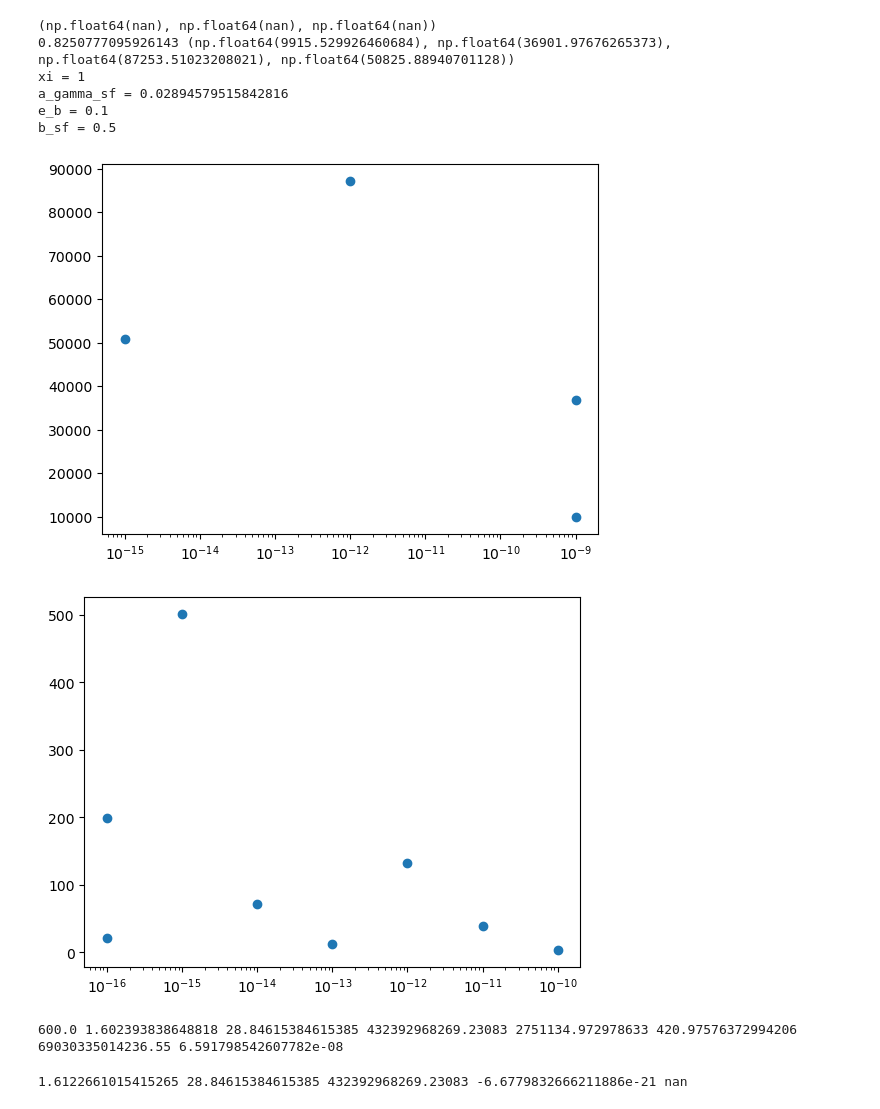
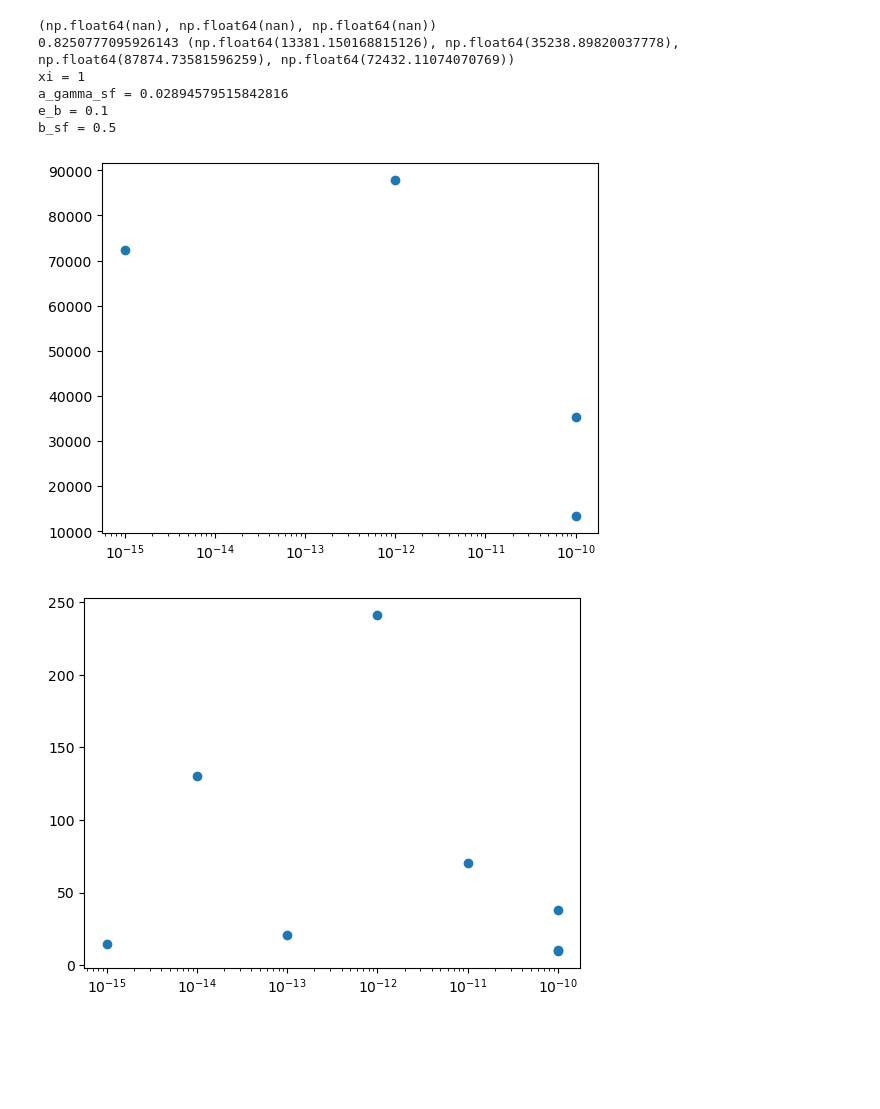
Before and after one commit to varunprit/Coding, a Jupyter notebook: mcfacts/non_thermal.ipynb, the cells around one changed output. Drawn from its saved outputs; the diff is of its cells as text; code cells hidden in the pictures; blank space fills up the shorter version.

```diff
--- a/mcfacts/non_thermal.ipynb
+++ b/mcfacts/non_thermal.ipynb
@@ -10,7 +10,7 @@ import matplotlib.ticker as ticker
 c = const.c.cgs.value #speed of light in cm/s
 c_factor = 0.71 #factor to change the speed of light for the velocity of forward shock (needs to be above 0.7 for a_gamma_sf to be positive)
 v_fs = c_factor * c #velocity of forward shock in cm/s
-dens_high = 1e-9 #mid plane
+dens_high = 1e-10 #mid plane
 dens_mid = 1e-12 #higher up
 dens_low = 1e-15 #top of the disk
 dens_list = [dens_high,dens_high, dens_mid, dens_low]
@@ -139,35 +139,35 @@ def lum_tot(freq):
         else:
             freq_combo = 0.1
     if freq_m < freq_a: #eq 29
         if freq_a < freq < freq_max:
             freq_combo = (freq/freq_a)**(-(p-1)/2) + np.exp(1-(freq/freq_a)**(0.5))
         elif freq < freq_a:
             freq_combo = (freq/freq_a)**3
         else:
             freq_combo = 0
 
     lum_tot = (lum_syn() * freq_combo)/freq
     return lum_tot
 
 test = lum_tot(freq)
 
 print(gamma_a_small())
 print(gamma_m, gamma_a_big())
 print("xi =", xi)
 print("a_gamma_sf =", a_gamma_sf)
 print("e_b =", e_b)
 print("b_sf =", b_sf)
 
 plt.scatter(dens_list, gamma_a_big())
 plt.xscale('log')
 # %% [output]
 (np.float64(nan), np.float64(nan), np.float64(nan))
-0.8250777095926143 (np.float64(9915.529926460684), np.float64(36901.97676265373), np.float64(87253.51023208021), np.float64(50825.88940701128))
+0.8250777095926143 (np.float64(13381.150168815126), np.float64(35238.89820037778), np.float64(87874.73581596259), np.float64(72432.11074070769))
 xi = 1
 a_gamma_sf = 0.02894579515842816
 e_b = 0.1
 b_sf = 0.5
-[figure, old version]
+[figure, new version]
 # %%
 
 dens_13 = 1e-13 #extra density for testing
@@ -268,58 +268,4 @@ def gamma_a_big(): #when gamma_a > gamma_m
 plt.scatter(dens_list, gamma_a_big())
 plt.xscale('log')
 # %% [output]
-[figure, old version]
+[figure, new version]
-# %%
-#testing
-e_b = 0.1
-gamma_sf = 1.2
-dens_high = 1e-16
-gamma_a_m = 60
-q= 2.5
-gamma_1 = 40 #gamma_m
-gamma_2_high = 1e6 #gamma_max
-e = const.e.value
-pa = np.sin(np.pi/2) #set to 90 degrees for the pitch angle
-rho_sf = 1 #placeholder for now need to hear from Hiromichi
-v_fs = 0.5 * const.c.cgs.value #beta_fs is given as 0.5 so v_fs = 0.5c
-
-B_sf_high = 600 * ((1.5/1.5)**0.5) * ((e_b/0.1)**0.5) * (dens_high/1e-16)
-
-cq_1 = ((2**(((q+1)+1)/2))/((q+1)+1)) * math.gamma(((q+1)/4)-(1/12)) * math.gamma(((q+1)/4)+(19/12)) #eq 23 for Cq+1
-tc_ga0 = 3*10 * ((e_b/0.1)**-1)* ((((gamma_sf-1)*(4*gamma_sf+3))/1.5)**-1) * ((dens_high/1e-16)**-1) * ((gamma_sf/1.2)**-1) * ((gamma_a_m/60)**-1) #eq 20 edited to use gamma_a instead of gamma_m
-delta_shell_a = tc_ga0 * v_fs #reuse this for gamma_a need to make it into a loop
-tq_ga0 = (np.pi/(3*np.sqrt(3))) * (((q**2 + q -2)*(gamma_1**-5))/(1-((gamma_2_high/gamma_1)**(-q+1)))) * ((e*rho_sf*delta_shell_a)/(B_sf_high*pa*const.m_p.cgs.value)) #eq 22 need to make into loop
-gamma_a0 = gamma_1 * (((tq_ga0 * cq_1)**(1/(q+4))))
-
-x=((e*rho_sf*delta_shell_a)/(B_sf_high*pa*const.m_p.cgs.value))
-x1 = (((q**2 + q -2)*(gamma_1**-5))/(1-((gamma_2_high/gamma_1)**(-q+1))))
-print(B_sf_high, cq_1, tc_ga0, delta_shell_a, tq_ga0, gamma_a0)
-
-print(x, x1)
-# %% [output]
-600.0 1.602393838648818 28.84615384615385 432392968269.23083 2751134.972978633 420.97576372994206
-69030335014236.55 6.591798542607782e-08
-# %%
-#testing with q = 2
-e_b = 0.1
-gamma_sf = 1.2
-dens_high = 1e-16
-gamma_a_m = 60
-q= 2
-gamma_2_high = 40 #gamma_m
-gamma_1 = 1e6 #gamma_max
-e = const.e.value
-pa = np.sin(np.pi/2) #set to 90 degrees for the pitch angle
-rho_sf = 1 #placeholder for now need to hear from Hiromichi
-
-B_sf_high = 600 * ((1.5/1.5)**0.5) * ((e_b/0.1)**0.5) * (dens_high/1e-16)
-
-cq_1 = ((2**(((q+1)+1)/2))/((q+1)+1)) * math.gamma(((q+1)/4)-(1/12)) * math.gamma(((q+1)/4)+(19/12)) #eq 23 for Cq+1
-tc_ga0 = 3*10 * ((e_b/0.1)**-1)* ((((gamma_sf-1)*(4*gamma_sf+3))/1.5)**-1) * ((dens_high/1e-16)**-1) * ((gamma_sf/1.2)**-1) * ((gamma_a_m/60)**-1) #eq 20 edited to use gamma_a instead of gamma_m
-delta_shell_a = tc_ga0 * v_fs #reuse this for gamma_a need to make it into a loop
-tq_ga0 = (np.pi/(3*np.sqrt(3))) * (((q**2 + q -2)*(gamma_1**-5))/(1-((gamma_2_high/gamma_1)**(-q+1)))) * ((e*rho_sf*delta_shell_a)/(B_sf_high*pa*const.m_p.cgs.value)) #eq 22 need to make into loop
-gamma_a0 = gamma_1 * (((tq_ga0 * cq_1)**(1/(q+4))))
-
-print(cq_1, tc_ga0, delta_shell_a, tq_ga0, gamma_a0)
-# %% [output]
-1.6122661015415265 28.84615384615385 432392968269.23083 -6.6779832666211886e-21 nan
```
Also changed, not shown: parts of 2 cells of this notebook, 2 other files.
